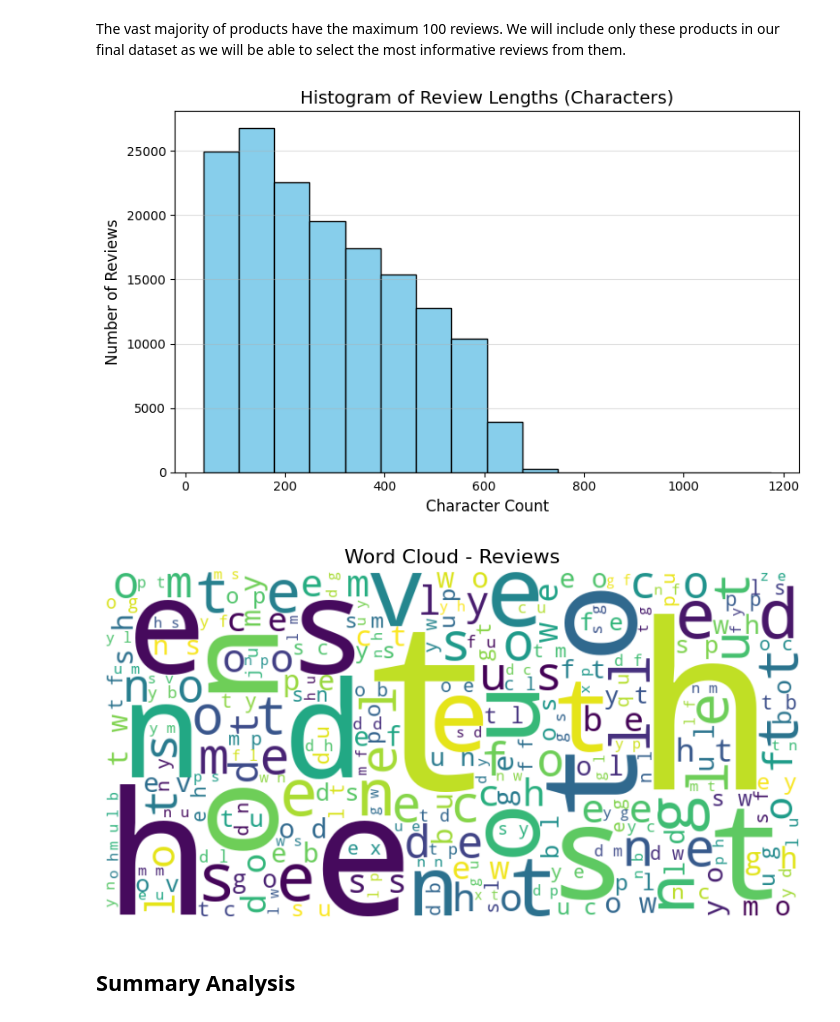
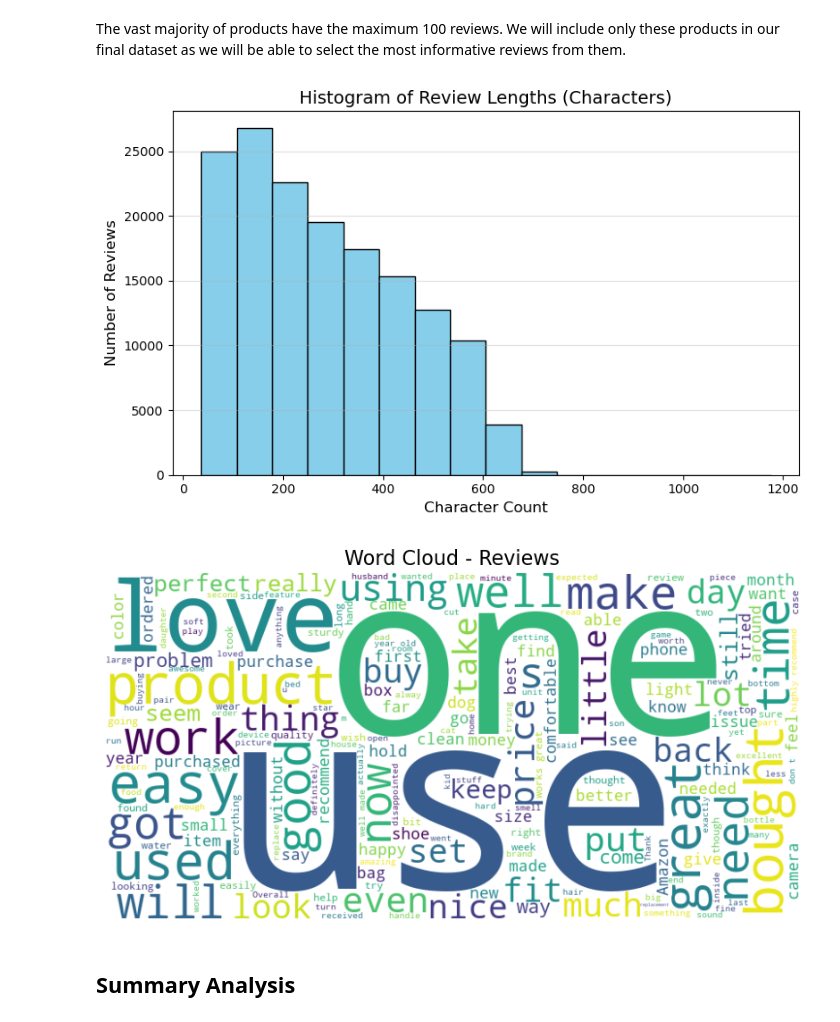
Before and after one commit to j-s-russell/amazon-review-summarization, a Jupyter notebook: 02_EDA.ipynb, the cells around one changed output. Saved outputs shown, nothing was run; the diff lists cells and outputs as text; code cells hidden in the pictures.

```diff
--- a/02_EDA.ipynb
+++ b/02_EDA.ipynb
@@ -43,6 +28,6 @@ Drive already mounted at /content/drive; to attempt to forcibly remount, call dr
 # %%
-train_df = pd.read_json('/content/drive/My Drive/WORK/AIML.com/112 - Review Summarization/data/amasum_train.json', orient='records', lines=True)
-test_df = pd.read_json('/content/drive/My Drive/WORK/AIML.com/112 - Review Summarization/data/amasum_test.json', orient='records', lines=True)
+train_df = pd.read_json('../data/amasum_train.json', orient='records', lines=True)
+test_df = pd.read_json('../data/amasum_test.json', orient='records', lines=True)
 # %%
 train_df.head()
 # %% [output]
@@ -124,24 +109,24 @@ plt.grid(axis='y', alpha=0.4)
 plt.tight_layout()
 plt.show()
 # %% [output]
-[figure, old version]
+[figure, new version]
 # %%
 # Create review word cloud
 
 all_review_text = " ".join(all_reviews)
-review_wc = WordCloud(width=800, height=400, background_color='white').generate(" ".join(all_review_text))
+review_wc = WordCloud(width=800, height=400, background_color='white').generate(all_review_text)
 
 plt.figure(figsize=(16, 8))
 
 plt.subplot(1, 2, 1)
 plt.imshow(review_wc, interpolation='bilinear')
 plt.axis('off')
 plt.title("Word Cloud - Reviews", fontsize=16)
 
 plt.tight_layout()
 plt.show()
 # %% [output]
-[figure, old version]
+[figure, new version]
 # %% [markdown]
 ## Summary Analysis
 # %%
```
Also changed, not shown: parts of 5 cells of this notebook, 9 other files.
